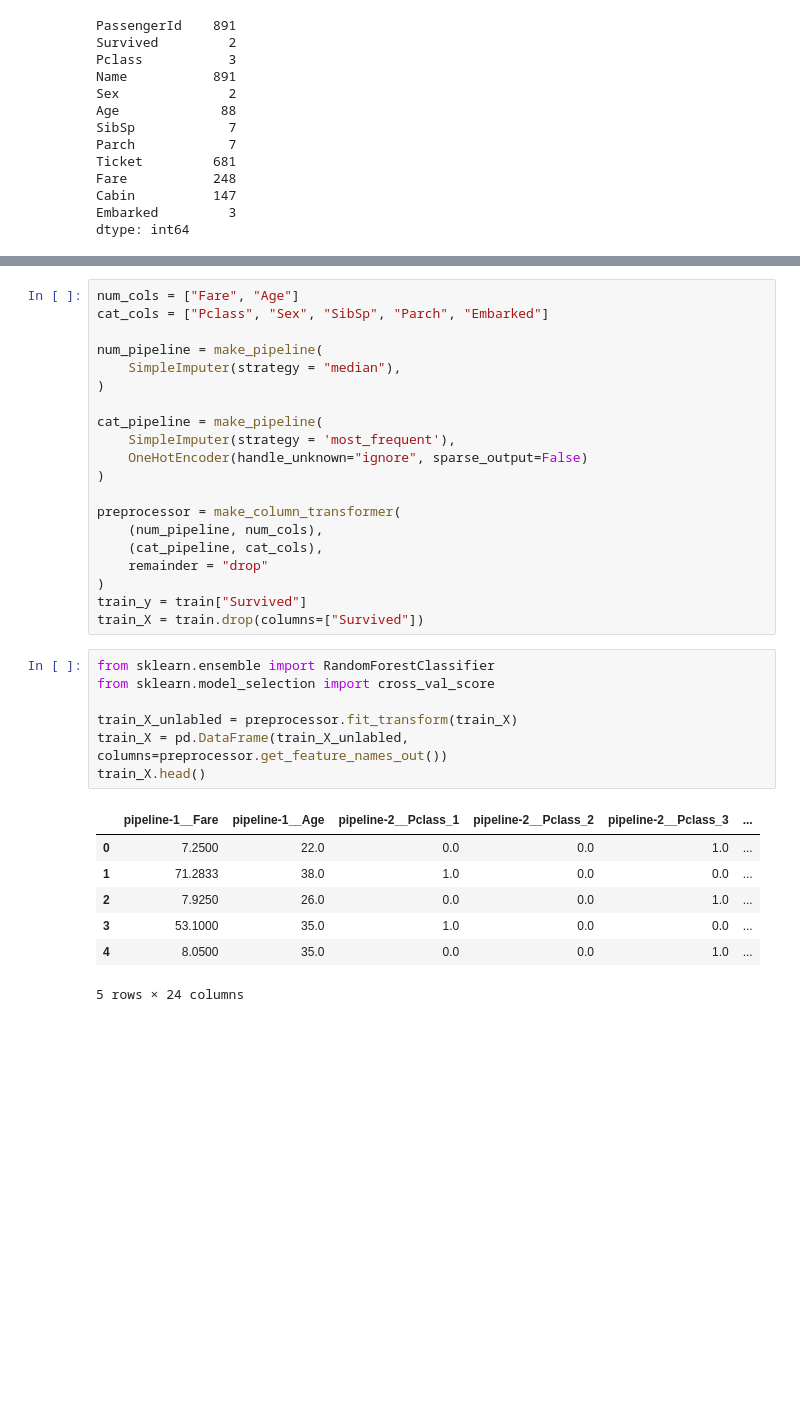
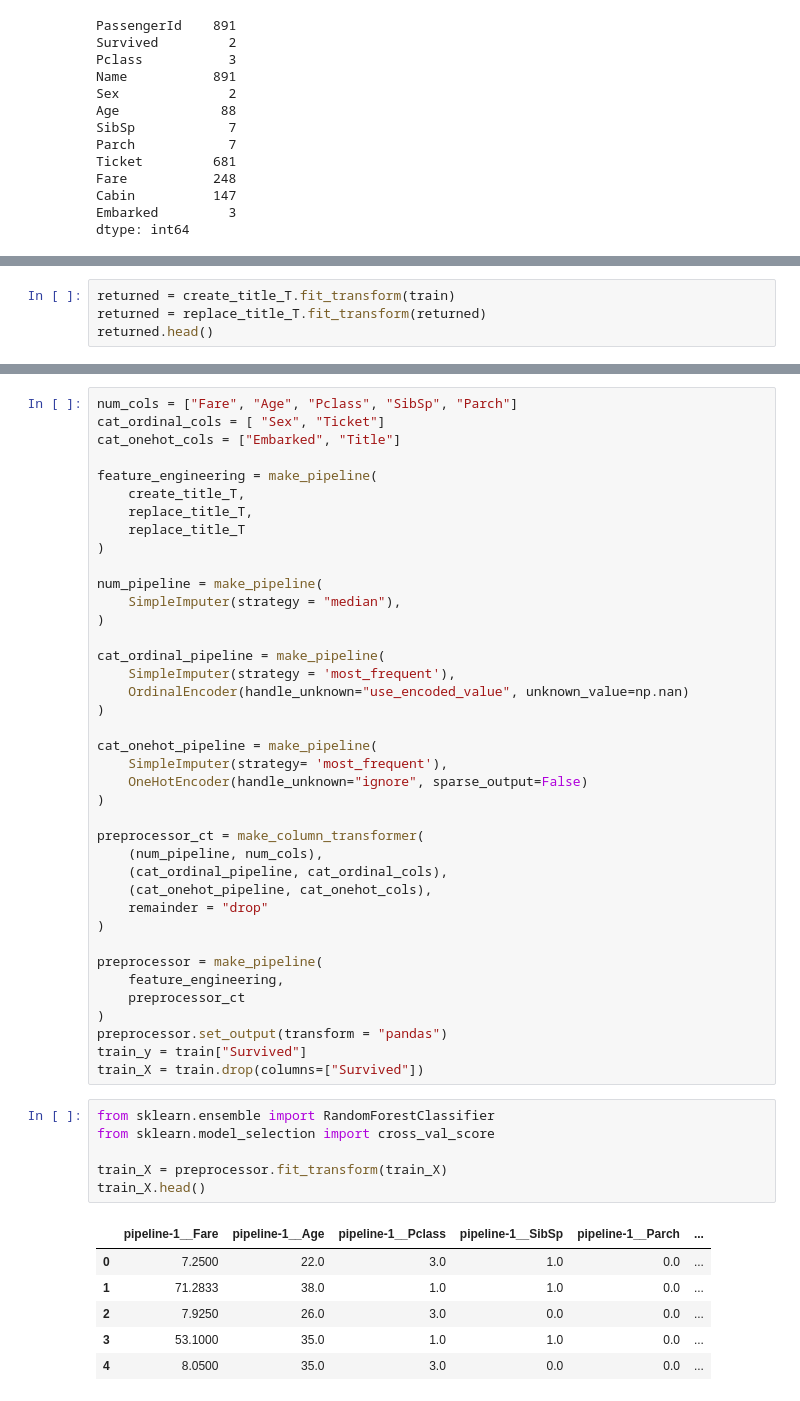
Before and after one commit to sasudo2/hands-on-ml, a Jupyter notebook: projects/titanic/titanic.ipynb, the cells around one changed output, grey strips where cells are left out. Cells and saved outputs as stored; diff of their text form; blank space fills up the shorter version.

Commit message:
feature engineering and addtional imporvements

```diff
--- a/projects/titanic/titanic.ipynb
+++ b/projects/titanic/titanic.ipynb
@@ -83,0 +111,4 @@ rm_unessential = FunctionTransformer(remove_unessential)
+# %%
+returned = create_title_T.fit_transform(train)
+returned = replace_title_T.fit_transform(returned)
+returned.head()
@@ -84,37 +134,54 @@ rm_unessential = FunctionTransformer(remove_unessential)
 # %%
-num_cols = ["Fare", "Age"]
-cat_cols = ["Pclass", "Sex", "SibSp", "Parch", "Embarked"]
+num_cols = ["Fare", "Age", "Pclass", "SibSp", "Parch"]
+cat_ordinal_cols = [ "Sex", "Ticket"]
+cat_onehot_cols = ["Embarked", "Title"]
+
+feature_engineering = make_pipeline(
+    create_title_T,
+    replace_title_T,
+    replace_title_T
+)
 
 num_pipeline = make_pipeline(
     SimpleImputer(strategy = "median"),
 )
 
-cat_pipeline = make_pipeline(
+cat_ordinal_pipeline = make_pipeline(
     SimpleImputer(strategy = 'most_frequent'),
+    OrdinalEncoder(handle_unknown="use_encoded_value", unknown_value=np.nan)
+)
+
+cat_onehot_pipeline = make_pipeline(
+    SimpleImputer(strategy= 'most_frequent'),
     OneHotEncoder(handle_unknown="ignore", sparse_output=False)
 )
 
-preprocessor = make_column_transformer(
+preprocessor_ct = make_column_transformer(
     (num_pipeline, num_cols),
-    (cat_pipeline, cat_cols),
+    (cat_ordinal_pipeline, cat_ordinal_cols),
+    (cat_onehot_pipeline, cat_onehot_cols),
     remainder = "drop"
 )
+
+preprocessor = make_pipeline(
+    feature_engineering,
+    preprocessor_ct
+)
+preprocessor.set_output(transform = "pandas")
 train_y = train["Survived"]
 train_X = train.drop(columns=["Survived"])
 # %%
 from sklearn.ensemble import RandomForestClassifier
 from sklearn.model_selection import cross_val_score
 
-train_X_unlabled = preprocessor.fit_transform(train_X)
-train_X = pd.DataFrame(train_X_unlabled, columns=preprocessor.get_feature_names_out())
+train_X = preprocessor.fit_transform(train_X)
 train_X.head()
 # %% [output]
-|  | pipeline-1__Fare | pipeline-1__Age | pipeline-2__Pclass_1 | pipeline-2__Pclass_2 | pipeline-2__Pclass_3 | ... |
-| 0 | 7.2500 | 22.0 | 0.0 | 0.0 | 1.0 | ... |
-| 1 | 71.2833 | 38.0 | 1.0 | 0.0 | 0.0 | ... |
-| 2 | 7.9250 | 26.0 | 0.0 | 0.0 | 1.0 | ... |
-| 3 | 53.1000 | 35.0 | 1.0 | 0.0 | 0.0 | ... |
-| 4 | 8.0500 | 35.0 | 0.0 | 0.0 | 1.0 | ... |
+|  | pipeline-1__Fare | pipeline-1__Age | pipeline-1__Pclass | pipeline-1__SibSp | pipeline-1__Parch | ... |
+| 0 | 7.2500 | 22.0 | 3.0 | 1.0 | 0.0 | ... |
+| 1 | 71.2833 | 38.0 | 1.0 | 1.0 | 0.0 | ... |
+| 2 | 7.9250 | 26.0 | 3.0 | 0.0 | 0.0 | ... |
+| 3 | 53.1000 | 35.0 | 1.0 | 1.0 | 0.0 | ... |
+| 4 | 8.0500 | 35.0 | 3.0 | 0.0 | 0.0 | ... |
-5 rows × 24 columns
 # %%
 from sklearn.svm import SVC
```
Also changed, not shown: parts of 4 cells of this notebook.
